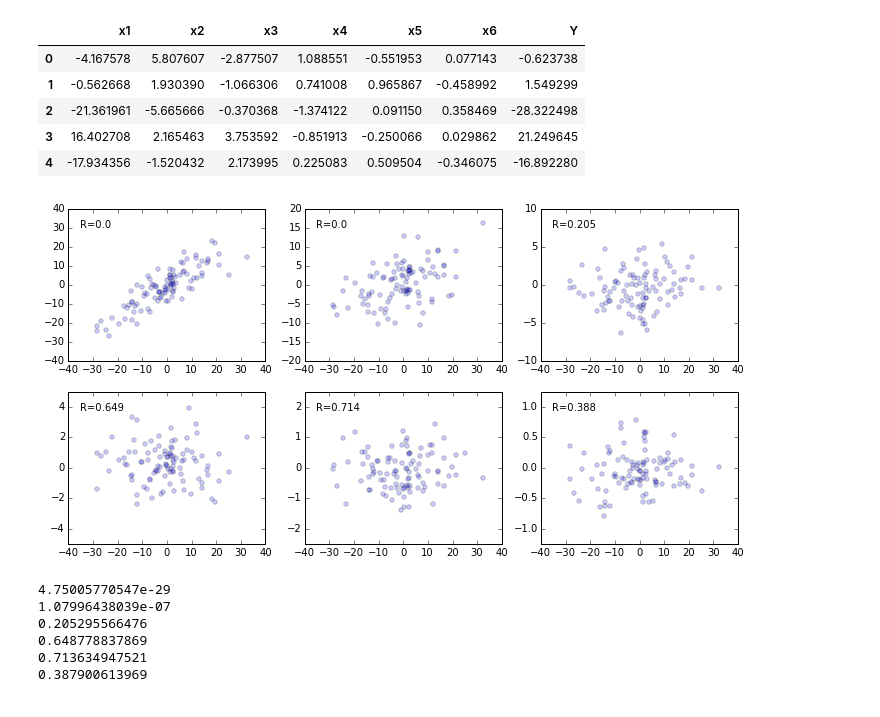
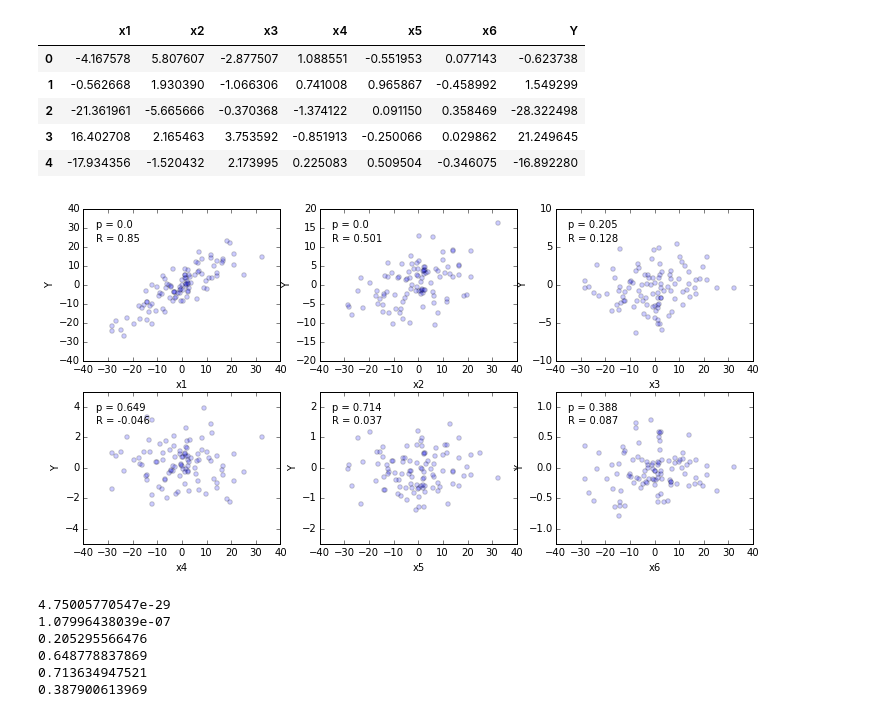
Before and after one commit to frickp/dataSandbox, a Jupyter notebook: multipleRegression.ipynb, the cells around one changed output. Saved outputs shown, nothing was run; the diff lists cells and outputs as text; code cells hidden in the pictures.

Commit message:
multipleRegression multipanel display looks good now

```diff
--- a/multipleRegression.ipynb
+++ b/multipleRegression.ipynb
@@ -45,23 +45,32 @@ df.head()
 | 4 | -17.934356 | -1.520432 | 2.173995 | 0.225083 | 0.509504 | -0.346075 | -16.892280 |
 # %%
 #I should plot overlayed histograms with different alpha values
-# %%
-xList = ['x'+str(i+1) for i in range(6)]
-fig = plt.figure(figsize=(12,6), dpi=1600)
-
-xPanel = 0; yPanel = 0; ncol = 2; nrow = 3; legIdx=0
-for i in xList:
-    plt.subplot2grid((ncol,nrow),(yPanel,xPanel))
-    plt.scatter(df['Y'],df[i],alpha=0.2)
-    plt.ylim(-4*p[legIdx],4*p[legIdx])
-    p = str(np.round(stats.pearsonr(df['Y'],df[i])[1],3))
-    plt.text(y=3*p[legIdx],x=-35,s='p='+ p)
-    xPanel=xPanel+1; legIdx=legIdx+1
-    if xPanel>(nrow-1):
-        xPanel=0
-        yPanel=yPanel+1
-# %% [output]
-[figure, removed]
+# %%
+#In Dev
+xList = ['x'+str(i+1) for i in range(6)]
+fig = plt.figure(figsize=(12,6), dpi=1600)
+
+#Function to make a single plot
+def multiPlot(col):
+    ax=plt.subplot2grid((ncol,nrow),(yPanel,xPanel))
+    ax.scatter(df['Y'],df[col],alpha=0.2)
+    ax.set_ylim(-4*p[legIdx],4*p[legIdx])
+    pVal = str(np.round(stats.pearsonr(df['Y'],df[col])[1],3))
+    rVal = str(np.round(stats.pearsonr(df['Y'],df[col])[0],3))
+    ax.text(y=3*p[legIdx],x=-35,s='p = '+ pVal)
+    ax.text(y=2.3*p[legIdx],x=-35,s='R = '+ rVal)
+    ax.set_xlabel(col); ax.set_ylabel('Y')
+
+#Script to add plots to multipanel figure
+xPanel = 0; yPanel = 0; ncol = 2; nrow = 3; legIdx=0
+for i in xList:
+    multiPlot(i)
+    xPanel=xPanel+1; legIdx=legIdx+1
+    if xPanel>(nrow-1):
+        xPanel=0
+        yPanel=yPanel+1
+# %% [output]
+[figure, added]
 # %%
 xList = ['x'+str(i+1) for i in range(6)]
 
```
